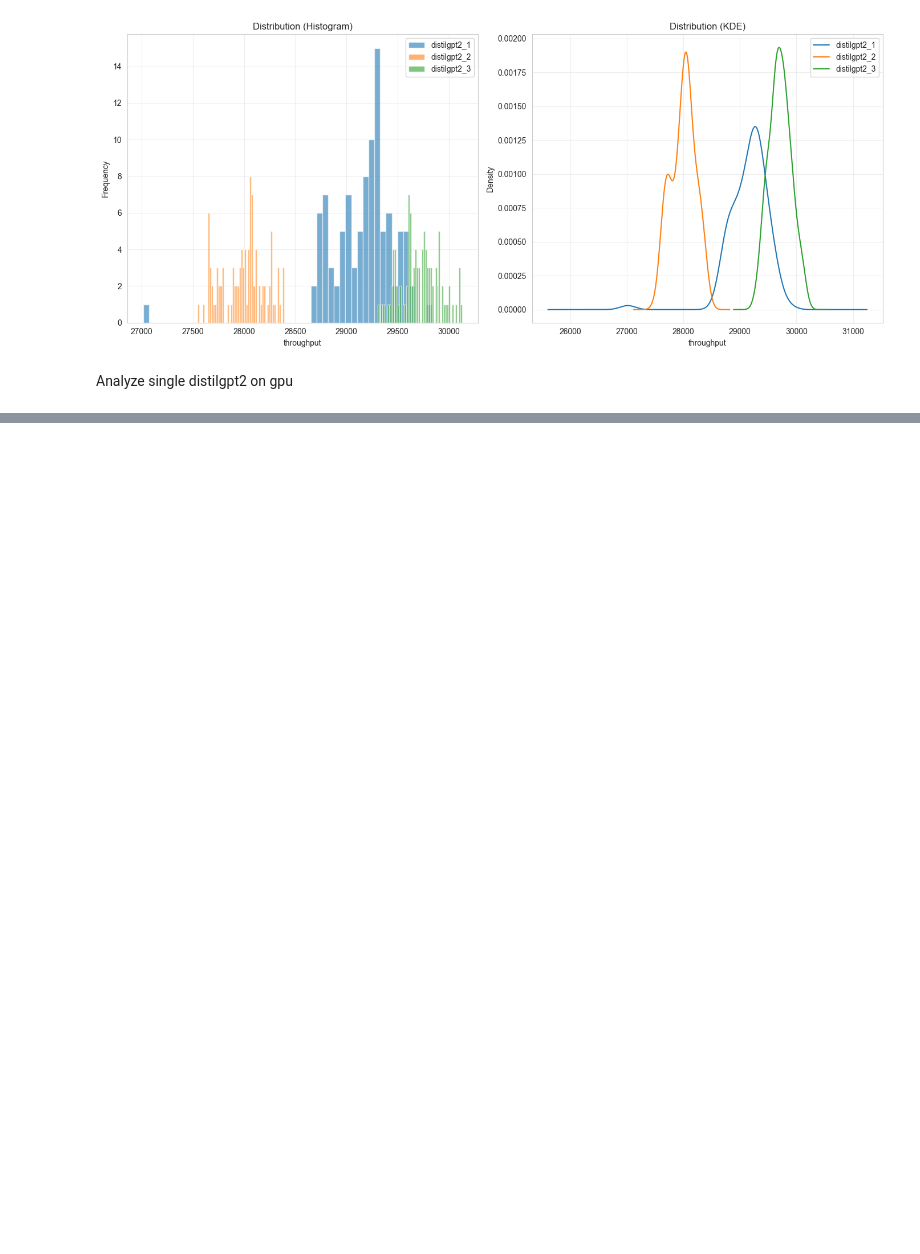
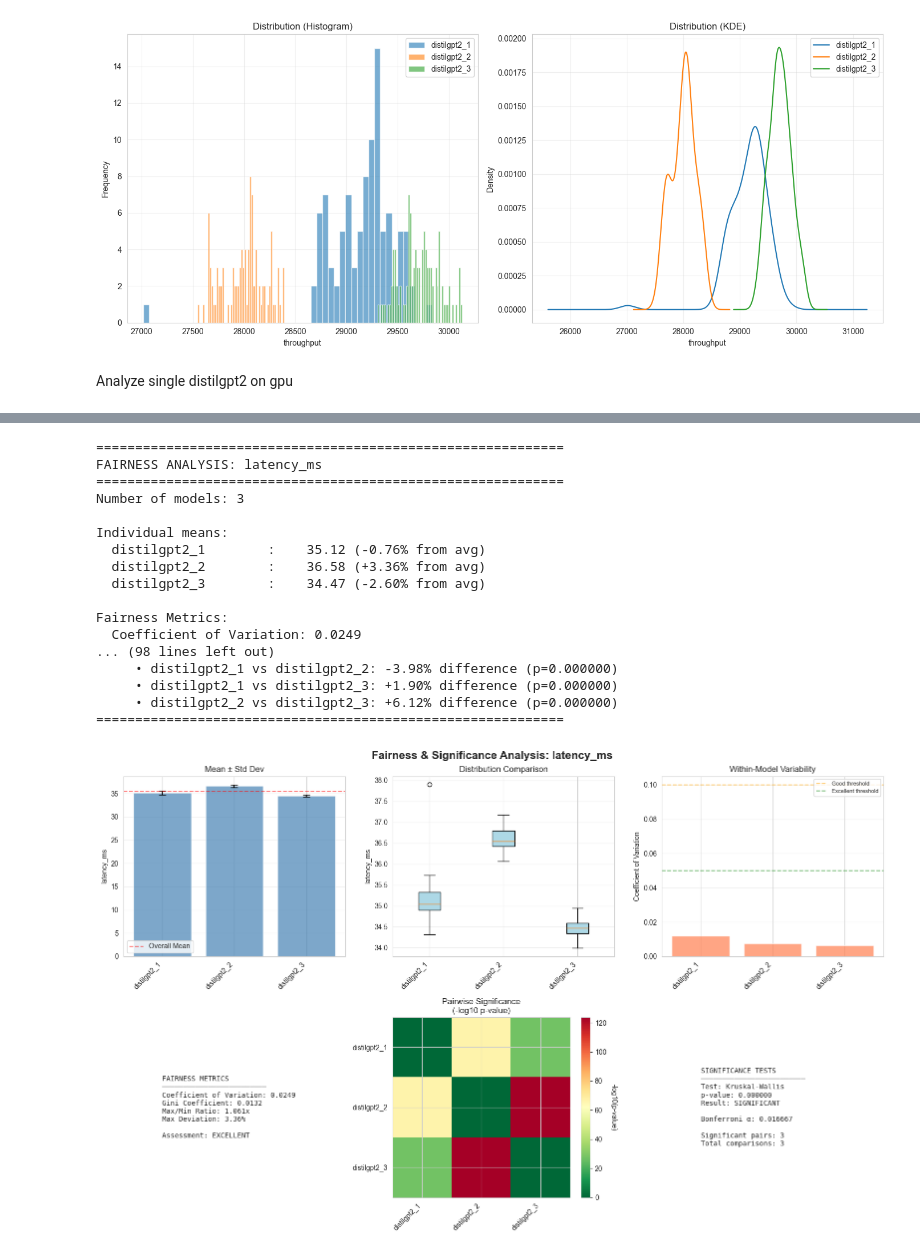
Before and after one commit to Ak33ra/15-418-final-project, a Jupyter notebook: notebooks/analysis.ipynb, the cells around one changed output, grey strips where cells are left out. Drawn from its saved outputs; the diff is of its cells as text; code cells hidden in the pictures; blank space fills up the shorter version.

```diff
--- a/notebooks/analysis.ipynb
+++ b/notebooks/analysis.ipynb
@@ -796,0 +1199,30 @@ Multi-tenant provides 1.31% LESS total throughput
+# %%
+# Example: Analyze fairness for the 3-model experiment
+
+# Compute fairness metrics
+fairness_3models = compute_fairness_metrics(triple_analyzer, column='latency_ms')
+
+# Test statistical significance
+sig_3models = test_statistical_significance(triple_analyzer, column='latency_ms')
+
+# Visualize everything
+visualize_fairness_and_significance(triple_analyzer, column='latency_ms')
+# %% [output]
+============================================================
+FAIRNESS ANALYSIS: latency_ms
+============================================================
+Number of models: 3
+
+Individual means:
+  distilgpt2_1        :    35.12 (-0.76% from avg)
+  distilgpt2_2        :    36.58 (+3.36% from avg)
+  distilgpt2_3        :    34.47 (-2.60% from avg)
+
+Fairness Metrics:
+  Coefficient of Variation: 0.0249
+... (98 lines left out)
+     • distilgpt2_1 vs distilgpt2_2: -3.98% difference (p=0.000000)
+     • distilgpt2_1 vs distilgpt2_3: +1.90% difference (p=0.000000)
+     • distilgpt2_2 vs distilgpt2_3: +6.12% difference (p=0.000000)
+============================================================
+[figure, added]
```
Also changed, not shown: parts of 3 cells of this notebook.
